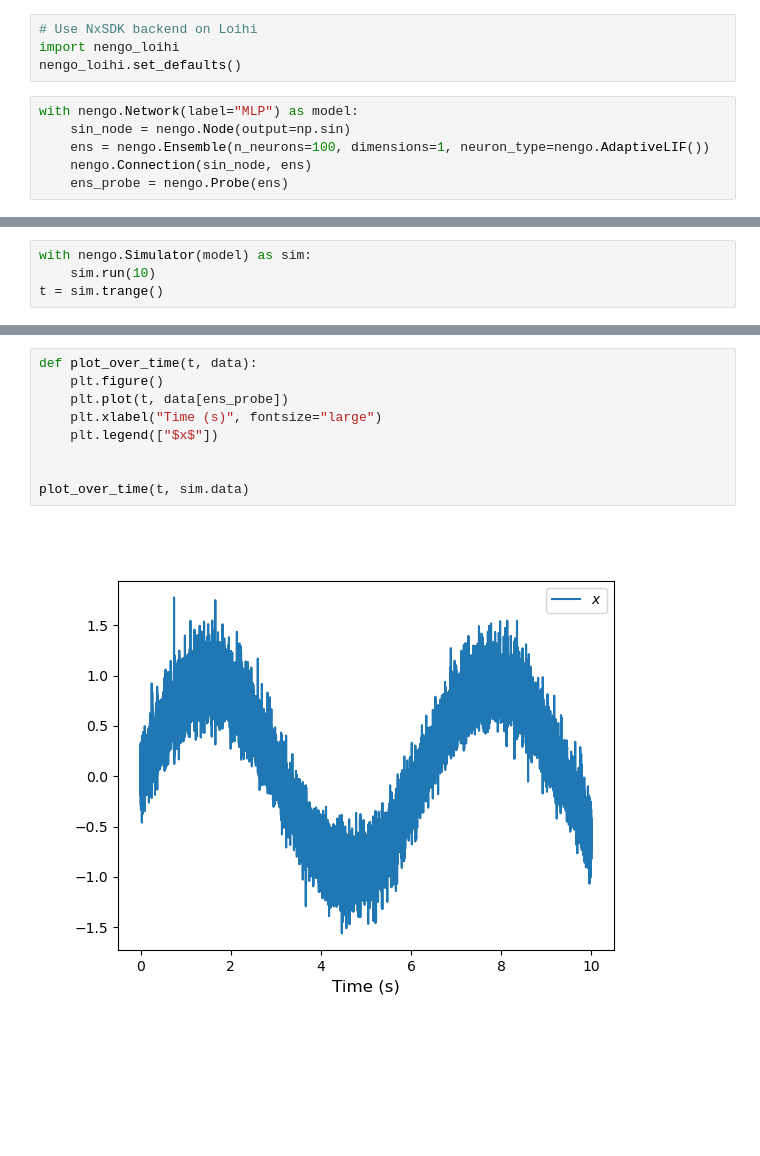
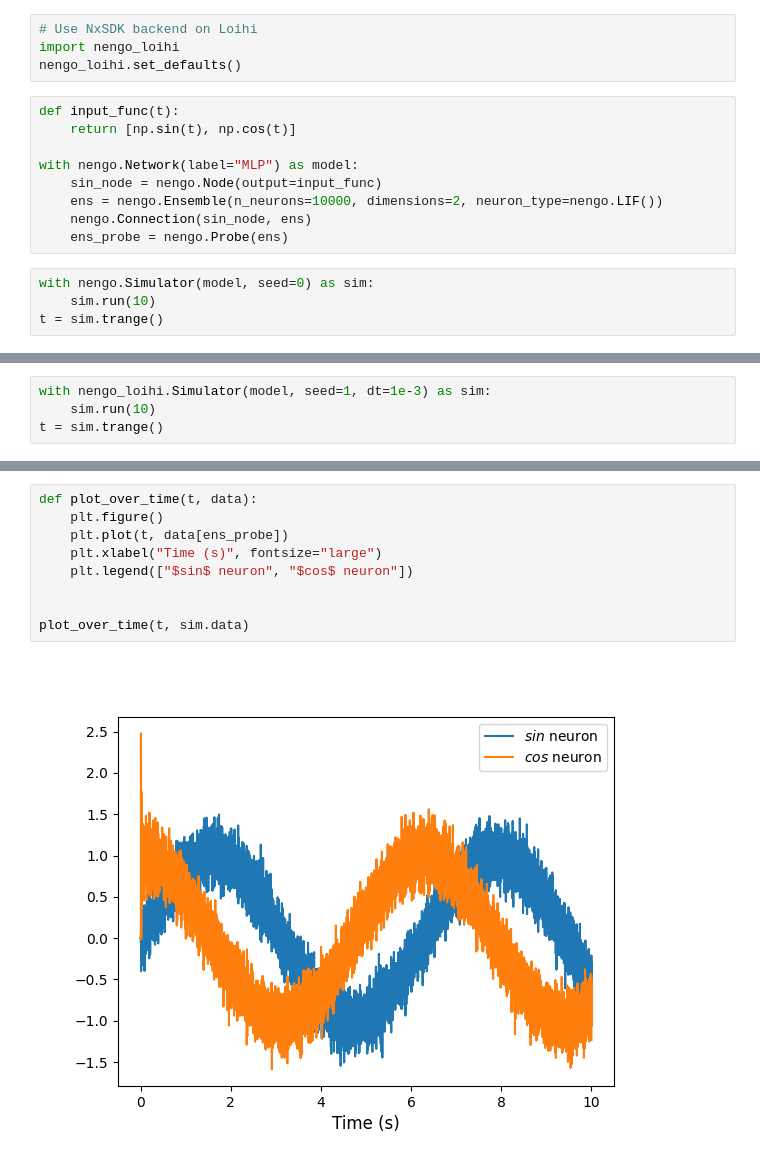
Before and after one commit to wngfra/tac3d, a Jupyter notebook: notebooks/demo.ipynb, the cells around one changed output, grey strips where cells are left out. Saved outputs shown, nothing was run; the diff lists cells and outputs as text; blank space fills up the shorter version.

```diff
--- a/notebooks/demo.ipynb
+++ b/notebooks/demo.ipynb
@@ -9,8 +9,15 @@ import pylab as plt
 import nengo_loihi
 nengo_loihi.set_defaults()
 # %%
+def input_func(t):
+    return [np.sin(t), np.cos(t)]
+
 with nengo.Network(label="MLP") as model:
-    sin_node = nengo.Node(output=np.sin)
-    ens = nengo.Ensemble(n_neurons=100, dimensions=1, neuron_type=nengo.AdaptiveLIF())
+    sin_node = nengo.Node(output=input_func)
+    ens = nengo.Ensemble(n_neurons=10000, dimensions=2, neuron_type=nengo.LIF())
     nengo.Connection(sin_node, ens)
     ens_probe = nengo.Probe(ens)
+# %%
+with nengo.Simulator(model, seed=0) as sim:
+    sim.run(10)
+t = sim.trange()
@@ -17,5 +27,5 @@ with nengo.Network(label="MLP") as model:
 # %%
-with nengo.Simulator(model) as sim:
+with nengo_loihi.Simulator(model, seed=1, dt=1e-3) as sim:
     sim.run(10)
 t = sim.trange()
 # %% [output]
@@ -24,11 +33,11 @@ t = sim.trange()
 # %%
 def plot_over_time(t, data):
     plt.figure()
     plt.plot(t, data[ens_probe])
     plt.xlabel("Time (s)", fontsize="large")
-    plt.legend(["$x$"])
+    plt.legend(["$sin$ neuron", "$cos$ neuron"])
 
 
 plot_over_time(t, sim.data)
 # %% [output]
-[figure, old version]
+[figure, new version]
```
Also changed, not shown: parts of 2 cells of this notebook, 12 other files.
